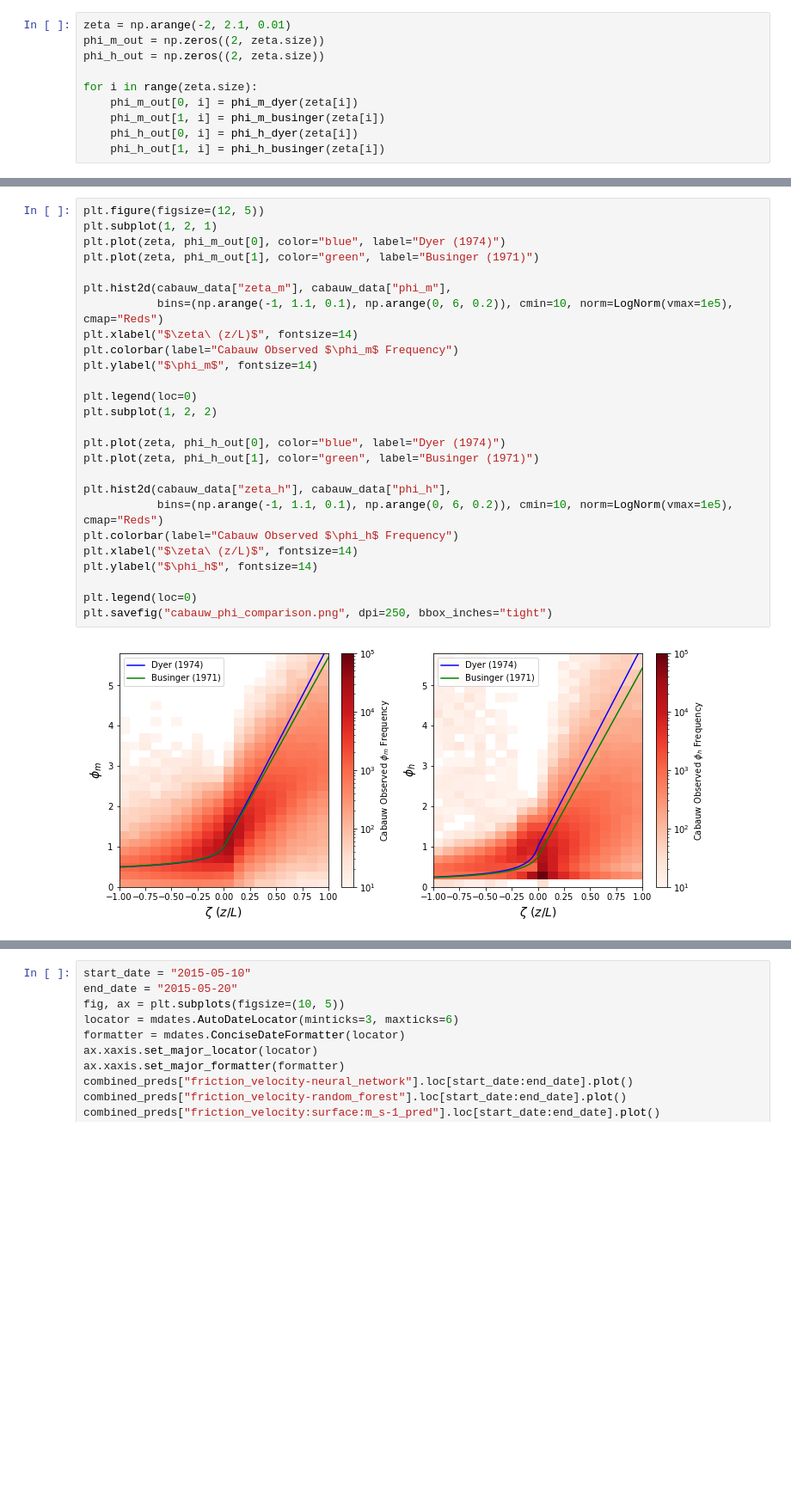
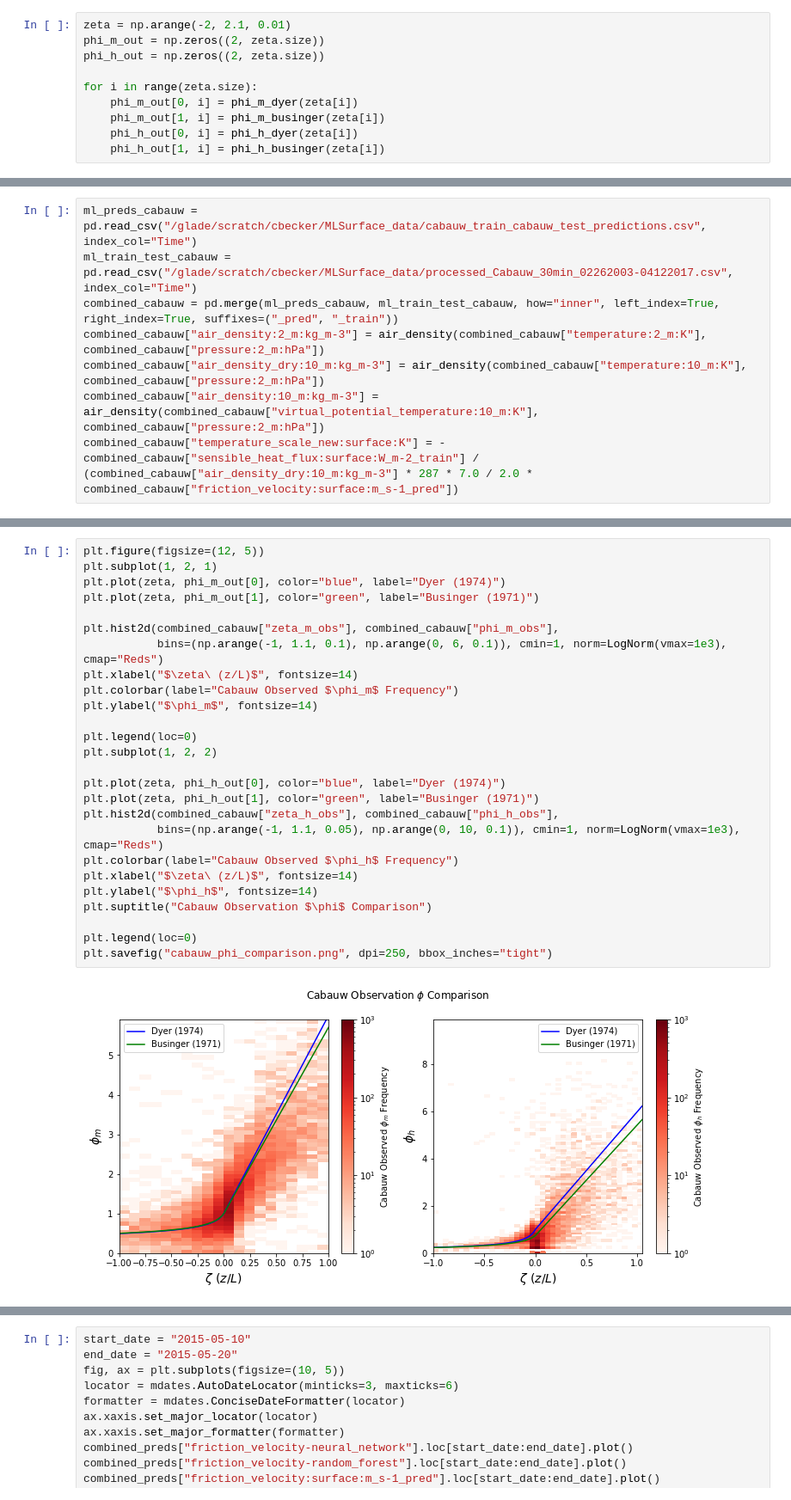
Before and after one commit to NCAR/mlsurfacelayer, a Jupyter notebook: notebooks/phi_plots.ipynb, the cells around one changed output, grey strips where cells are left out. Shown at 86% size. Drawn from its saved outputs; the diff is of its cells as text; blank space fills up the shorter version.

Commit message:
Updated figures and phi plots to fix bug

```diff
--- a/notebooks/phi_plots.ipynb
+++ b/notebooks/phi_plots.ipynb
@@ -120,0 +143,8 @@ for i in range(zeta.size):
+# %%
+ml_preds_cabauw = pd.read_csv("/glade/scratch/cbecker/MLSurface_data/cabauw_train_cabauw_test_predictions.csv", index_col="Time")
+ml_train_test_cabauw = pd.read_csv("/glade/scratch/cbecker/MLSurface_data/processed_Cabauw_30min_02262003-04122017.csv", index_col="Time")
+combined_cabauw = pd.merge(ml_preds_cabauw, ml_train_test_cabauw, how="inner", left_index=True, right_index=True, suffixes=("_pred", "_train"))
+combined_cabauw["air_density:2_m:kg_m-3"] = air_density(combined_cabauw["temperature:2_m:K"], combined_cabauw["pressure:2_m:hPa"])
+combined_cabauw["air_density_dry:10_m:kg_m-3"] = air_density(combined_cabauw["temperature:10_m:K"], combined_cabauw["pressure:2_m:hPa"])
+combined_cabauw["air_density:10_m:kg_m-3"] = air_density(combined_cabauw["virtual_potential_temperature:10_m:K"], combined_cabauw["pressure:2_m:hPa"])
+combined_cabauw["temperature_scale_new:surface:K"] = -combined_cabauw["sensible_heat_flux:surface:W_m-2_train"] / (combined_cabauw["air_density_dry:10_m:kg_m-3"] * 287 * 7.0 / 2.0 * combined_cabauw["friction_velocity:surface:m_s-1_pred"])
@@ -121,28 +206,28 @@ for i in range(zeta.size):
 # %%
 plt.figure(figsize=(12, 5))
 plt.subplot(1, 2, 1)
 plt.plot(zeta, phi_m_out[0], color="blue", label="Dyer (1974)")
 plt.plot(zeta, phi_m_out[1], color="green", label="Businger (1971)")
 
-plt.hist2d(cabauw_data["zeta_m"], cabauw_data["phi_m"],
-           bins=(np.arange(-1, 1.1, 0.1), np.arange(0, 6, 0.2)), cmin=10, norm=LogNorm(vmax=1e5), cmap="Reds")
+plt.hist2d(combined_cabauw["zeta_m_obs"], combined_cabauw["phi_m_obs"],
+           bins=(np.arange(-1, 1.1, 0.1), np.arange(0, 6, 0.1)), cmin=1, norm=LogNorm(vmax=1e3), cmap="Reds")
 plt.xlabel("$\zeta\ (z/L)$", fontsize=14)
 plt.colorbar(label="Cabauw Observed $\phi_m$ Frequency")
 plt.ylabel("$\phi_m$", fontsize=14)
 
 plt.legend(loc=0)
 plt.subplot(1, 2, 2)
 
 plt.plot(zeta, phi_h_out[0], color="blue", label="Dyer (1974)")
 plt.plot(zeta, phi_h_out[1], color="green", label="Businger (1971)")
-
-plt.hist2d(cabauw_data["zeta_h"], cabauw_data["phi_h"],
-           bins=(np.arange(-1, 1.1, 0.1), np.arange(0, 6, 0.2)), cmin=10, norm=LogNorm(vmax=1e5), cmap="Reds")
+plt.hist2d(combined_cabauw["zeta_h_obs"], combined_cabauw["phi_h_obs"],
+           bins=(np.arange(-1, 1.1, 0.05), np.arange(0, 10, 0.1)), cmin=1, norm=LogNorm(vmax=1e3), cmap="Reds")
 plt.colorbar(label="Cabauw Observed $\phi_h$ Frequency")
 plt.xlabel("$\zeta\ (z/L)$", fontsize=14)
 plt.ylabel("$\phi_h$", fontsize=14)
+plt.suptitle("Cabauw Observation $\phi$ Comparison")
 
 plt.legend(loc=0)
 plt.savefig("cabauw_phi_comparison.png", dpi=250, bbox_inches="tight")
 # %% [output]
-[figure, old version]
+[figure, new version]
```
Also changed, not shown: parts of 43 cells of this notebook, 14 other files.
